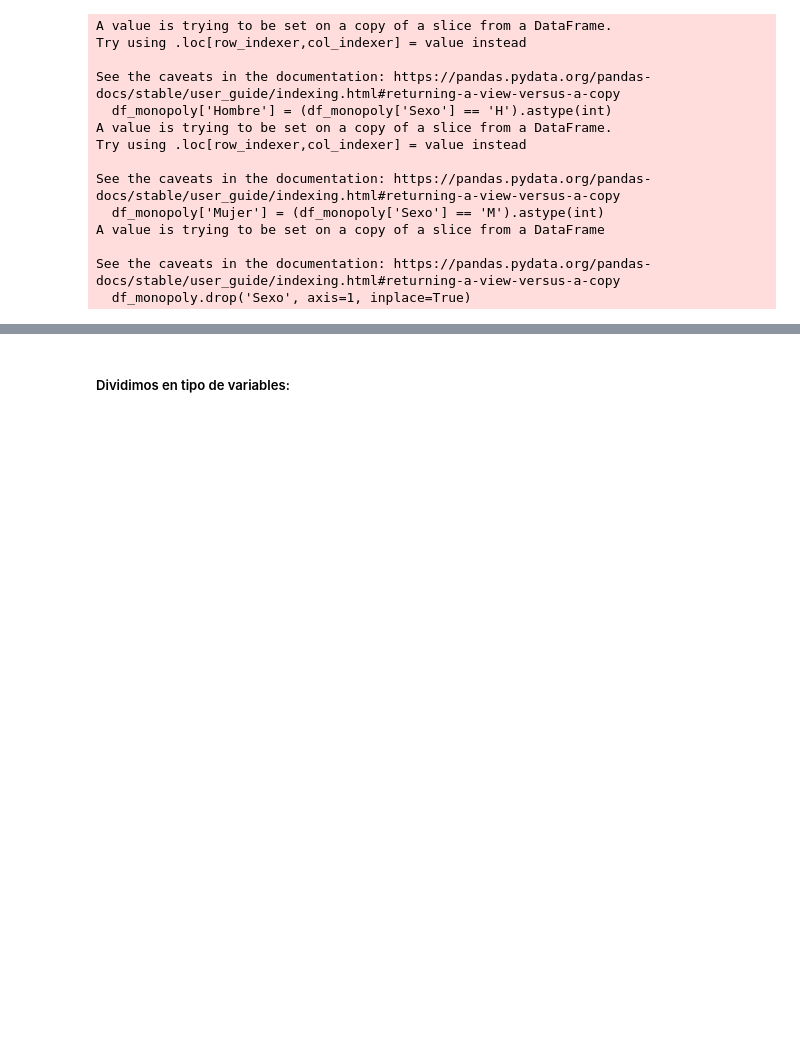
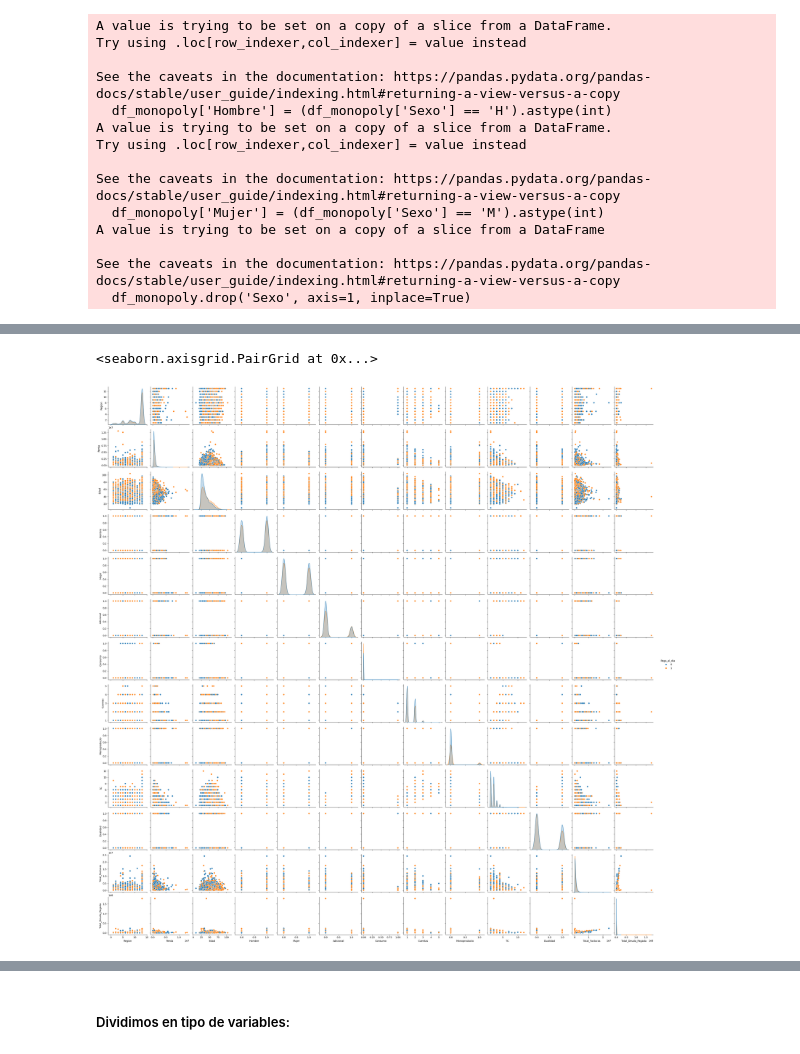
Before and after one commit to Ekronec/Machine-Learning, a Jupyter notebook: Evaluaciones/Besa_Duran_Astrosa_Final.ipynb, the cells around one changed output, grey strips where cells are left out. Saved outputs shown, nothing was run; the diff lists cells and outputs as text; code cells hidden in the pictures; blank space fills up the shorter version.

```diff
--- a/Evaluaciones/Besa_Duran_Astrosa_Final.ipynb
+++ b/Evaluaciones/Besa_Duran_Astrosa_Final.ipynb
@@ -211,15 +290,3 @@ A value is trying to be set on a copy of a slice from a DataFrame
 
 See the caveats in the documentation: https://pandas.pydata.org/pandas-docs/stable/user_guide/indexing.html#returning-a-view-versus-a-copy
   df_monopoly.drop('Sexo', axis=1, inplace=True)
-# %%
-df_monopoly = df_monopoly.reindex(columns=['Region', 'Renta', 'Edad','Hombre','Mujer', 'Adicional','Consumo', 'Cuentas', 'Monoproducto' , 'TC', 'Dualidad', 'CUPO_L1', 'CUPO_MX',
-                    'FlgActCOL_T12', 'FlgActCOL_T11', 'FlgActCOL_T10', 'FlgActCOL_T09', 'FlgActCOL_T08', 'FlgActCOL_T07', 'FlgActCOL_T06', 'FlgActCOL_T05','FlgActCOL_T04' ,'FlgActCOL_T03', 'FlgActCOL_T02', 'FlgActCOL_T01',
-                    'Txs_T12', 'Txs_T11', 'Txs_T10', 'Txs_T09', 'Txs_T08', 'Txs_T07', 'Txs_T06', 'Txs_T05', 'Txs_T04', 'Txs_T03', 'Txs_T02', 'Txs_T01',
-                    'FacCCOT_T12', 'FacCCOT_T11', 'FacCCOT_T10', 'FacCCOT_T09', 'FacCCOT_T08', 'FacCCOT_T07', 'FacCCOT_T06', 'FacCCOT_T05', 'FacCCOT_T04', 'FacCCOT_T03', 'FacCCOT_T02', 'FacCCOT_T01',
-                    'FacCI_T12', 'FacCI_T11', 'FacCI_T10', 'FacCI_T09', 'FacCI_T08', 'FacCI_T07', 'FacCI_T06', 'FacCI_T05', 'FacCI_T04', 'FacCI_T03', 'FacCI_T02', 'FacCI_T01',
-                    'FacCN_T12', 'FacCN_T11', 'FacCN_T10', 'FacCN_T09', 'FacCN_T08', 'FacCN_T07', 'FacCN_T06', 'FacCN_T05', 'FacCN_T04', 'FacCN_T03', 'FacCN_T02', 'FacCN_T01',
-                    'PagoInt_T12', 'PagoInt_T11', 'PagoInt_T10', 'PagoInt_T09', 'PagoInt_T08', 'PagoInt_T07', 'PagoInt_T06', 'PagoInt_T05', 'PagoInt_T04', 'PagoInt_T03', 'PagoInt_T02', 'PagoInt_T01',
-                    'PagoNac_T12', 'PagoNac_T11', 'PagoNac_T10', 'PagoNac_T09', 'PagoNac_T08', 'PagoNac_T07', 'PagoNac_T06', 'PagoNac_T05', 'PagoNac_T04', 'PagoNac_T03', 'PagoNac_T02', 'PagoNac_T01',
-                    'Total_Deuda_Pagada', 'Total_Facturas', 'Paga_al_dia'])
-
-df_monopoly
@@ -239,0 +295,12 @@ df_monopoly
+# %%
+df_monopoly = df_monopoly.reindex(columns=['Region', 'Renta', 'Edad','Hombre','Mujer', 'Adicional','Consumo', 'Cuentas', 'Monoproducto' , 'TC', 'Dualidad', 'CUPO_L1', 'CUPO_MX',
+                    'FlgActCOL_T01', 'FlgActCOL_T02', 'FlgActCOL_T03', 'FlgActCOL_T04', 'FlgActCOL_T05', 'FlgActCOL_T06', 'FlgActCOL_T07', 'FlgActCOL_T08','FlgActCOL_T09' ,'FlgActCOL_T10', 'FlgActCOL_T11', 'FlgActCOL_T12',
+                    'Txs_T01', 'Txs_T02', 'Txs_T03', 'Txs_T04', 'Txs_T05', 'Txs_T06', 'Txs_T07', 'Txs_T08', 'Txs_T09', 'Txs_T10', 'Txs_T11', 'Txs_T12',
+                    'FacCCOT_T01', 'FacCCOT_T02', 'FacCCOT_T03', 'FacCCOT_T04', 'FacCCOT_T05', 'FacCCOT_T06', 'FacCCOT_T07', 'FacCCOT_T08', 'FacCCOT_T09', 'FacCCOT_T10', 'FacCCOT_T11', 'FacCCOT_T12',
+                    'FacCI_T01', 'FacCI_T02', 'FacCI_T03', 'FacCI_T04', 'FacCI_T05', 'FacCI_T06', 'FacCI_T07', 'FacCI_T08', 'FacCI_T09', 'FacCI_T10', 'FacCI_T11', 'FacCI_T12',
+                    'FacCN_T01', 'FacCN_T02', 'FacCN_T03', 'FacCN_T04', 'FacCN_T05', 'FacCN_T06', 'FacCN_T07', 'FacCN_T08', 'FacCN_T09', 'FacCN_T10', 'FacCN_T11', 'FacCN_T12',
+                    'PagoInt_T01', 'PagoInt_T02', 'PagoInt_T03', 'PagoInt_T04', 'PagoInt_T05', 'PagoInt_T06', 'PagoInt_T07', 'PagoInt_T08', 'PagoInt_T09', 'PagoInt_T10', 'PagoInt_T11', 'PagoInt_T12',
+                    'PagoNac_T01', 'PagoNac_T02', 'PagoNac_T03', 'PagoNac_T04', 'PagoNac_T05', 'PagoNac_T06', 'PagoNac_T07', 'PagoNac_T08', 'PagoNac_T09', 'PagoNac_T10', 'PagoNac_T11', 'PagoNac_T12',
+                    'Total_Deuda_Pagada', 'Total_Facturas', 'Paga_al_dia'])
+
+df_monopoly
@@ -239,0 +321,3 @@ df_monopoly
+# %%
+df_simple = (df_monopoly[['Region','Renta','Edad','Hombre','Mujer','Adicional','Consumo','Cuentas','Monoproducto','TC','Dualidad','Total_Facturas','Total_Deuda_Pagada','Paga_al_dia']])
+df_simple
@@ -239,0 +338,5 @@ df_monopoly
+# %%
+sns.pairplot(data=df_simple,hue='Paga_al_dia')
+# %% [output]
+<seaborn.axisgrid.PairGrid at 0x...>
+[figure, added]
```
Also changed, not shown: parts of 41 cells of this notebook, 1 other file.
